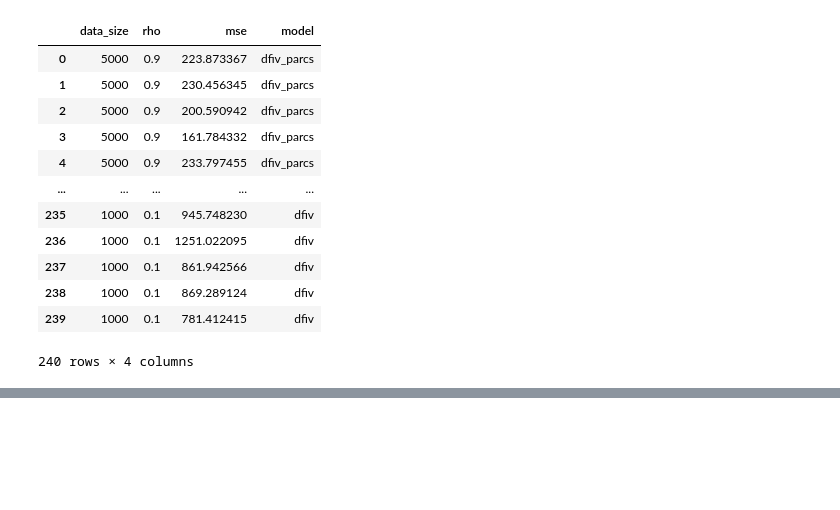
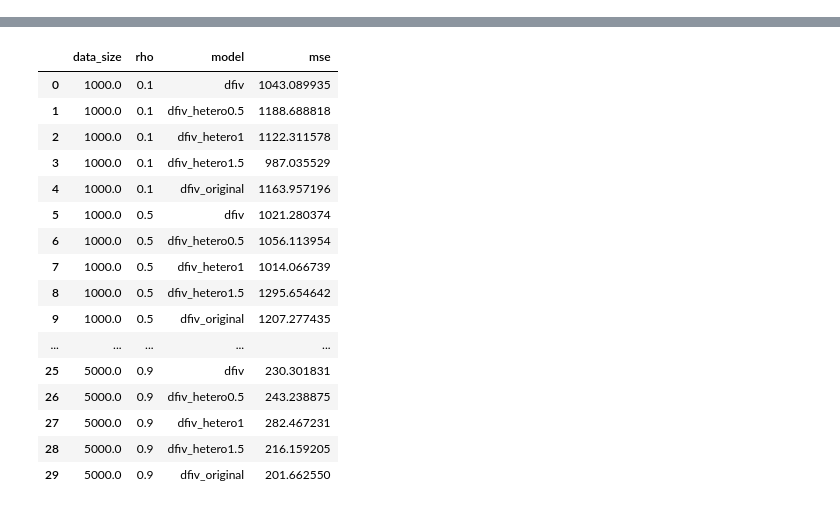
Before and after one commit to Jasmineqy0/DeepFeatureIV, a Jupyter notebook: viz/viz.ipynb, the cells around one changed output, grey strips where cells are left out. Saved outputs shown, nothing was run; the diff lists cells and outputs as text; code cells hidden in the pictures; blank space fills up the shorter version.

```diff
--- a/viz/viz.ipynb
+++ b/viz/viz.ipynb
@@ -15,3 +18,10 @@ dump = {'dfiv': 'dfiv',
+# %%
+DUMP_DIR = '../dumps'
+dump = {'dfiv': 'dfiv',
+        'dfiv_original': 'dfiv_original',
+        'dfiv_hetero1': 'dfiv_hetero1',
+        'dfiv_hetero1.5': 'dfiv_hetero1.5',
+        'dfiv_hetero0.5': 'dfiv_hetero0.5'}
 # %%
 alldict = defaultdict(list)
 for key, dir in dump.items():
@@ -26,25 +36,10 @@ for key, dir in dump.items():
                 n = len(mse)
                 m += n
 
-            params = {param[0]: [param[1]] * n for param in params}
+            params = {param[0]: [float(param[1])] * n for param in params}
             subdict = {**params, 'mse': mse, 'model': [key] * n}
             alldict = {key: subdict[key] + alldict[key] for key in subdict.keys()}
 # %%
 df = pd.DataFrame(alldict)
-df
-# %% [output]
-|  | data_size | rho | mse | model |
-| 0 | 5000 | 0.9 | 223.873367 | dfiv_parcs |
-| 1 | 5000 | 0.9 | 230.456345 | dfiv_parcs |
-| 2 | 5000 | 0.9 | 200.590942 | dfiv_parcs |
-| 3 | 5000 | 0.9 | 161.784332 | dfiv_parcs |
-| 4 | 5000 | 0.9 | 233.797455 | dfiv_parcs |
-| ... | ... | ... | ... | ... |
-| 235 | 1000 | 0.1 | 945.748230 | dfiv |
-| 236 | 1000 | 0.1 | 1251.022095 | dfiv |
-| 237 | 1000 | 0.1 | 861.942566 | dfiv |
-| 238 | 1000 | 0.1 | 869.289124 | dfiv |
-| 239 | 1000 | 0.1 | 781.412415 | dfiv |
-240 rows × 4 columns
 # %%
 fig = px.box(df, x='data_size', y='mse', color='model', log_y=True,
@@ -52,3 +48,25 @@ fig = px.box(df, x='data_size', y='mse', color='model', log_y=True,
 fig.show()
 # %% [output]
 [interactive output not drawn]
+# %%
+df_avg = df.groupby(['data_size', 'rho', 'model']).mean()
+df_avg = df_avg.reset_index()
+# df_avg
+# %% [output]
+|  | data_size | rho | model | mse |
+| 0 | 1000.0 | 0.1 | dfiv | 1043.089935 |
+| 1 | 1000.0 | 0.1 | dfiv_hetero0.5 | 1188.688818 |
+| 2 | 1000.0 | 0.1 | dfiv_hetero1 | 1122.311578 |
+| 3 | 1000.0 | 0.1 | dfiv_hetero1.5 | 987.035529 |
+| 4 | 1000.0 | 0.1 | dfiv_original | 1163.957196 |
+| 5 | 1000.0 | 0.5 | dfiv | 1021.280374 |
+| 6 | 1000.0 | 0.5 | dfiv_hetero0.5 | 1056.113954 |
+| 7 | 1000.0 | 0.5 | dfiv_hetero1 | 1014.066739 |
+| 8 | 1000.0 | 0.5 | dfiv_hetero1.5 | 1295.654642 |
+| 9 | 1000.0 | 0.5 | dfiv_original | 1207.277435 |
+| ... | ... | ... | ... | ... |
+| 25 | 5000.0 | 0.9 | dfiv | 230.301831 |
+| 26 | 5000.0 | 0.9 | dfiv_hetero0.5 | 243.238875 |
+| 27 | 5000.0 | 0.9 | dfiv_hetero1 | 282.467231 |
+| 28 | 5000.0 | 0.9 | dfiv_hetero1.5 | 216.159205 |
+| 29 | 5000.0 | 0.9 | dfiv_original | 201.662550 |
```
Also changed, not shown: parts of 4 cells of this notebook, 4 other files.
